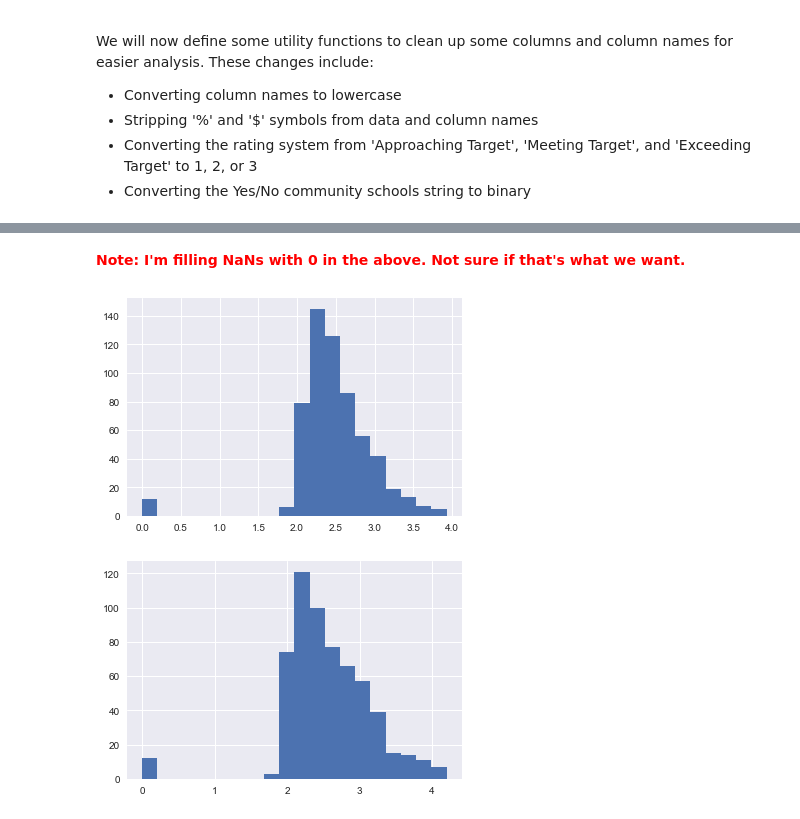
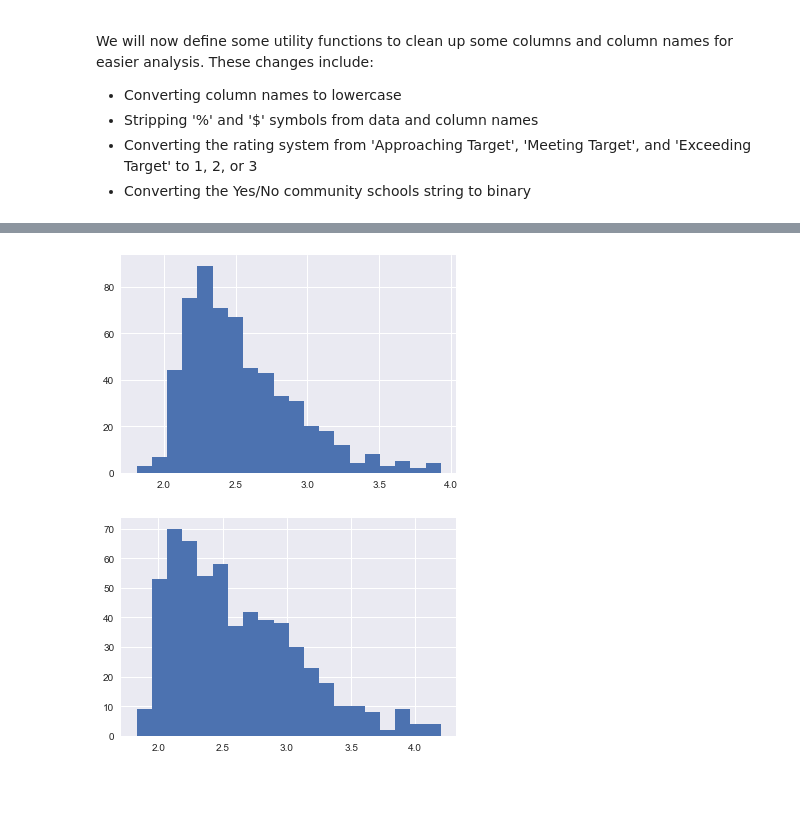
Before and after one commit to mwinton/W207-final-project, a Jupyter notebook: prep_explorer.ipynb, the cells around one changed output, grey strips where cells are left out. Drawn from its saved outputs; the diff is of its cells as text; code cells hidden in the pictures; blank space fills up the shorter version.

```diff
--- a/prep_explorer.ipynb
+++ b/prep_explorer.ipynb
@@ -26,7 +26,7 @@ pd.set_option('display.max_rows', 200)
 %matplotlib inline
 # %%
 # load dataset from CSV
-raw_se_2016 = pd.read_csv('2016_school_explorer.csv')
+raw_se_2016 = pd.read_csv('data_raw/2016_school_explorer.csv')
 raw_se_2016.info()
 # %% [output]
 <class 'pandas.core.frame.DataFrame'>
@@ -142,6 +142,7 @@ def to_binary(df, col, type=int):
 def sanitize_column_names(c):
     c = c.lower()
     c = re.sub('[?,()/]', '', c)
+    c = re.sub('\s-\s', '_', c)
     c = re.sub('[ -]', '_', c)
     c = c.replace('%', 'percent')
     return c
@@ -190,16 +191,15 @@ se_2016_renamed = se_2016_trimmed.copy()
 se_2016_renamed.rename(columns={"Location Code":"DBN"}, inplace=True)
 
 for col in percent_columns:
-    se_2016_renamed[col] = pct_to_number(se_2016, col)
+    se_2016_renamed[col] = pct_to_number(se_2016_trimmed, col)
 for col in money_columns:
-    se_2016_renamed[col] = money_to_number(se_2016, col)
+    se_2016_renamed[col] = money_to_number(se_2016_trimmed, col)
 for col in rating_columns:
-    se_2016_renamed[col] = rating_to_number(se_2016, col)
+    se_2016_renamed[col] = rating_to_number(se_2016_trimmed, col)
 for col in binary_columns:
-    se_2016_renamed[col] = to_binary(se_2016, col)
+    se_2016_renamed[col] = to_binary(se_2016_trimmed, col)
 
 se_2016_renamed.columns = [sanitize_column_names(c) for c in se_2016_renamed.columns]
-se_2016_renamed.fillna(value=0, inplace=True)
 se_2016_renamed.head()
 # %% [output]
 |  | dbn | school_name | district | zip | community_school | economic_need_index | school_income_estimate | ... |
@@ -208,16 +208,15 @@ se_2016_renamed.head()
 | 10 | 01M184 | P.S. 184M SHUANG WEN | 1 | 10002 | 0 | 0.559 | 40809.90 | ... |
 | 11 | 01M188 | P.S. 188 THE ISLAND SCHOOL | 1 | 10002 | 1 | 0.917 | 27881.59 | ... |
 | 12 | 01M292 | ORCHARD COLLEGIATE ACADEMY | 1 | 10002 | 1 | 0.832 | 0.00 | ... |
-# %% [markdown]
-<span style="color:red">**Note: I'm filling NaNs with 0 in the above.  Not sure if that's what we want.**</span>
 # %%
-sns.set()
-plt.hist(se_2016_renamed['average_ela_proficiency'], bins=20)
+plt.hist(se_2016_renamed.loc[se_2016_renamed['average_ela_proficiency']\
+        .notnull(),'average_ela_proficiency'], bins=20)
 plt.show()
-plt.hist(se_2016_renamed['average_math_proficiency'], bins=20)
+plt.hist(se_2016_renamed.loc[se_2016_renamed['average_math_proficiency']\
+        .notnull(),'average_math_proficiency'], bins=20)
 plt.show()
 # %% [output]
-[figure, old version]
+[figure, new version]
-[figure, old version]
+[figure, new version]
 # %%
 # save the cleaned dataset to CSV
```
Also changed, not shown: parts of 1 cell of this notebook, 16 other files.
